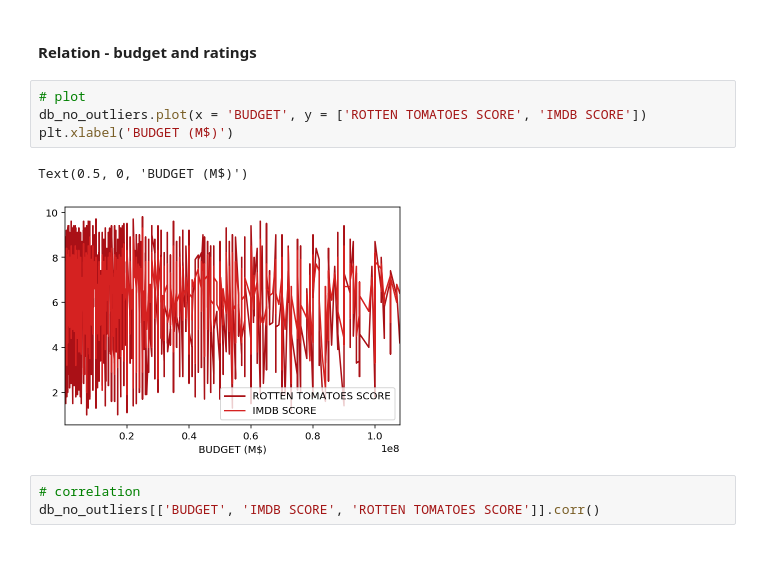
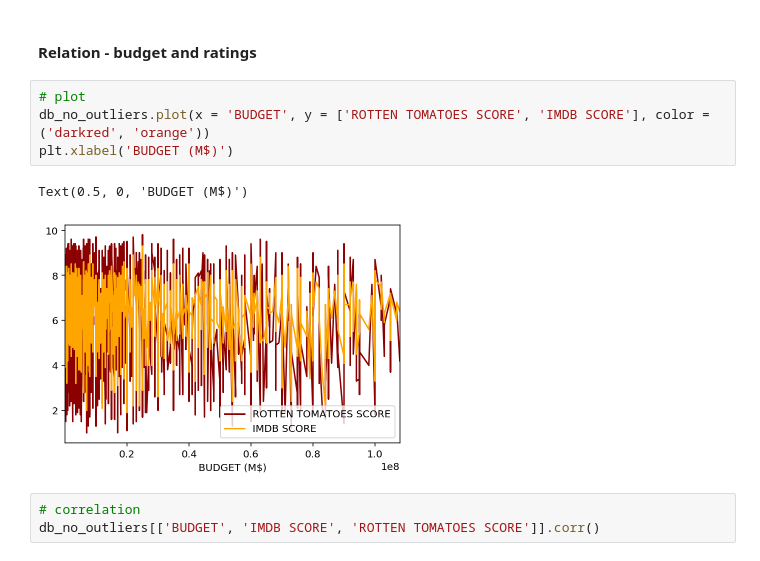
Before and after one commit to ta-data-lis/Project-Week-3-Data-Thieves, a Jupyter notebook: your-project/Movie budget analysis.ipynb, the cells around one changed output. Saved outputs shown, nothing was run; the diff lists cells and outputs as text.

```diff
--- a/your-project/Movie budget analysis.ipynb
+++ b/your-project/Movie budget analysis.ipynb
@@ -438,11 +445,11 @@ db_no_outliers[['BUDGET', 'GROSS REVENUE']].corr()
 #### Relation - budget and ratings
 # %%
 # plot
-db_no_outliers.plot(x = 'BUDGET', y = ['ROTTEN TOMATOES SCORE', 'IMDB SCORE'])
+db_no_outliers.plot(x = 'BUDGET', y = ['ROTTEN TOMATOES SCORE', 'IMDB SCORE'], color = ('darkred', 'orange'))
 plt.xlabel('BUDGET (M$)')
 # %% [output]
 Text(0.5, 0, 'BUDGET (M$)')
-[figure, old version]
+[figure, new version]
 # %%
 # correlation
 db_no_outliers[['BUDGET', 'IMDB SCORE', 'ROTTEN TOMATOES SCORE']].corr()
```
Also changed, not shown: parts of 15 cells of this notebook.
